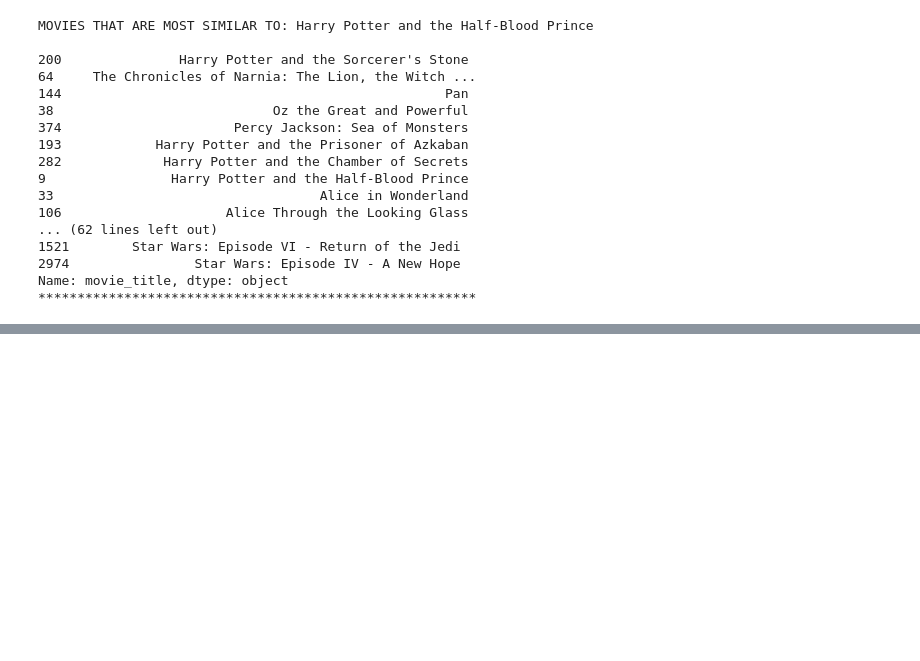
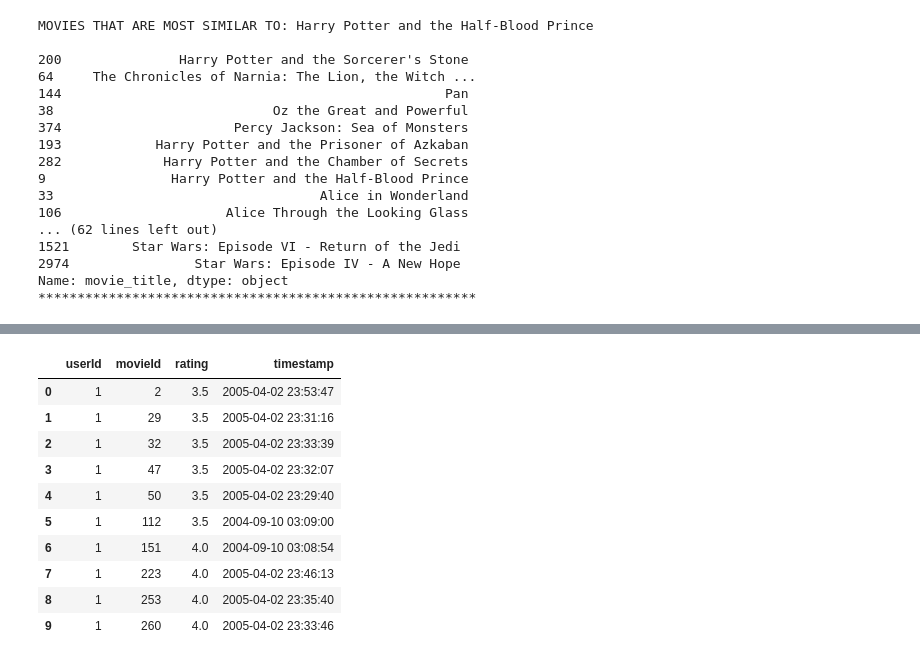
Before and after one commit to anoopctkm/machine-learning, a Jupyter notebook: projects/capstone/notebook.ipynb, the cells around one changed output, grey strips where cells are left out. Saved outputs shown, nothing was run; the diff lists cells and outputs as text; code cells hidden in the pictures; blank space fills up the shorter version.

Commit message:
Add: reading of MovieLens data

```diff
--- a/projects/capstone/notebook.ipynb
+++ b/projects/capstone/notebook.ipynb
@@ -318,0 +324,3 @@ Name: movie_title, dtype: object
+# %%
+lens = data_movielens.prep(data_directory)
+print 'After prep, MovieLens data set has {} rows and {} columns'.format(*lens.shape)
@@ -318,0 +335,14 @@ Name: movie_title, dtype: object
+# %%
+lens.head(n = 10)
+# %% [output]
+|  | userId | movieId | rating | timestamp |
+| 0 | 1 | 2 | 3.5 | 2005-04-02 23:53:47 |
+| 1 | 1 | 29 | 3.5 | 2005-04-02 23:31:16 |
+| 2 | 1 | 32 | 3.5 | 2005-04-02 23:33:39 |
+| 3 | 1 | 47 | 3.5 | 2005-04-02 23:32:07 |
+| 4 | 1 | 50 | 3.5 | 2005-04-02 23:29:40 |
+| 5 | 1 | 112 | 3.5 | 2004-09-10 03:09:00 |
+| 6 | 1 | 151 | 4.0 | 2004-09-10 03:08:54 |
+| 7 | 1 | 223 | 4.0 | 2005-04-02 23:46:13 |
+| 8 | 1 | 253 | 4.0 | 2005-04-02 23:35:40 |
+| 9 | 1 | 260 | 4.0 | 2005-04-02 23:33:46 |
```
Also changed, not shown: parts of 3 cells of this notebook, 1 other file.
